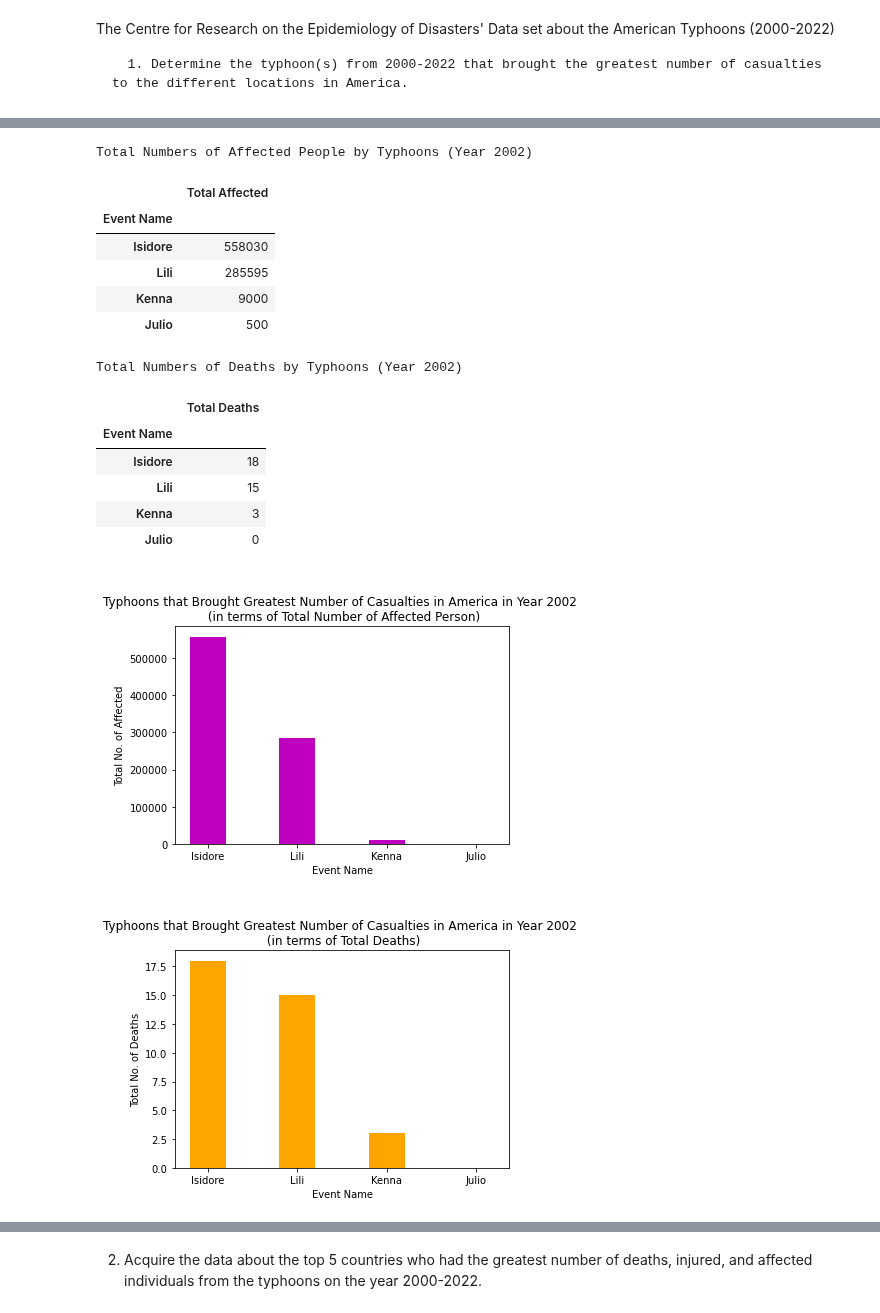
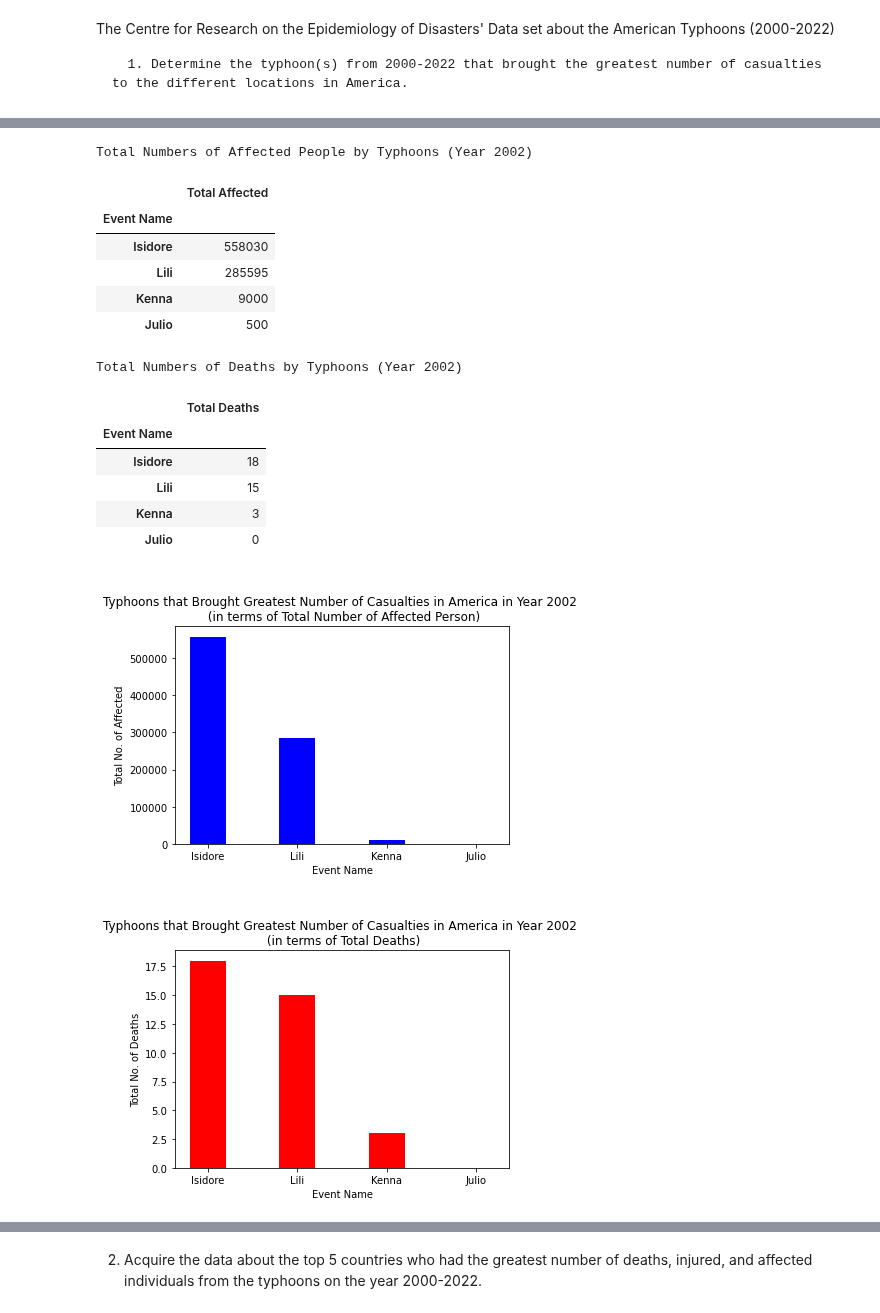
Before and after one commit to GEA960/ITBA-3207_TeamTyphoonAnalysts, a Jupyter notebook: 2000-2022 Data set Codes and Results.ipynb, the cells around one changed output, grey strips where cells are left out. Cells and saved outputs as stored; diff of their text form; code cells hidden in the pictures.

```diff
--- a/2000-2022 Data set Codes and Results.ipynb
+++ b/2000-2022 Data set Codes and Results.ipynb
@@ -208,7 +208,7 @@ TAdata_2002 = {'Isidore':558030, 'Lili':285595, 'Kenna':9000, 'Julio':500}
 TAtyp_name02 = list(TAdata_2002.keys())
 TAvalues02 = list(TAdata_2002.values())
 
-plt.bar(TAtyp_name02, TAvalues02, color ='m',
+plt.bar(TAtyp_name02, TAvalues02, color ='blue',
         width = 0.4)
 
 plt.xlabel("Event Name")
@@ -216,36 +216,36 @@ plt.ylabel("Total No. of Affected")
 plt.title("\nTyphoons that Brought Greatest Number of Casualties in America in Year 2002 \n (in terms of Total Number of Affected Person)")
 plt.show()
 
 
 #graphing the Total Affected
 TDdata_2002 = {'Isidore':18, 'Lili':15, 'Kenna':3, 'Julio':0}
 TDtyp_name02 = list(TDdata_2002.keys())
 TDvalues02 = list(TDdata_2002.values())
 
-plt.bar(TDtyp_name02, TDvalues02, color ='orange',
+plt.bar(TDtyp_name02, TDvalues02, color ='red',
         width = 0.4)
 
 plt.xlabel("Event Name")
 plt.ylabel("Total No. of Deaths")
 plt.title("\nTyphoons that Brought Greatest Number of Casualties in America in Year 2002 \n (in terms of Total Deaths)")
 plt.show()
 # %% [output]
 Total Numbers of Affected People by Typhoons (Year 2002)
 |  | Total Affected |
 | Event Name |  |
 | Isidore | 558030 |
 | Lili | 285595 |
 | Kenna | 9000 |
 | Julio | 500 |
 Total Numbers of Deaths by Typhoons (Year 2002)
 |  | Total Deaths |
 | Event Name |  |
 | Isidore | 18 |
 | Lili | 15 |
 | Kenna | 3 |
 | Julio | 0 |
-[figure, old version]
+[figure, new version]
-[figure, old version]
+[figure, new version]
 # %%
 from IPython.display import display_html
 
```
Also changed, not shown: parts of 12 cells of this notebook.
